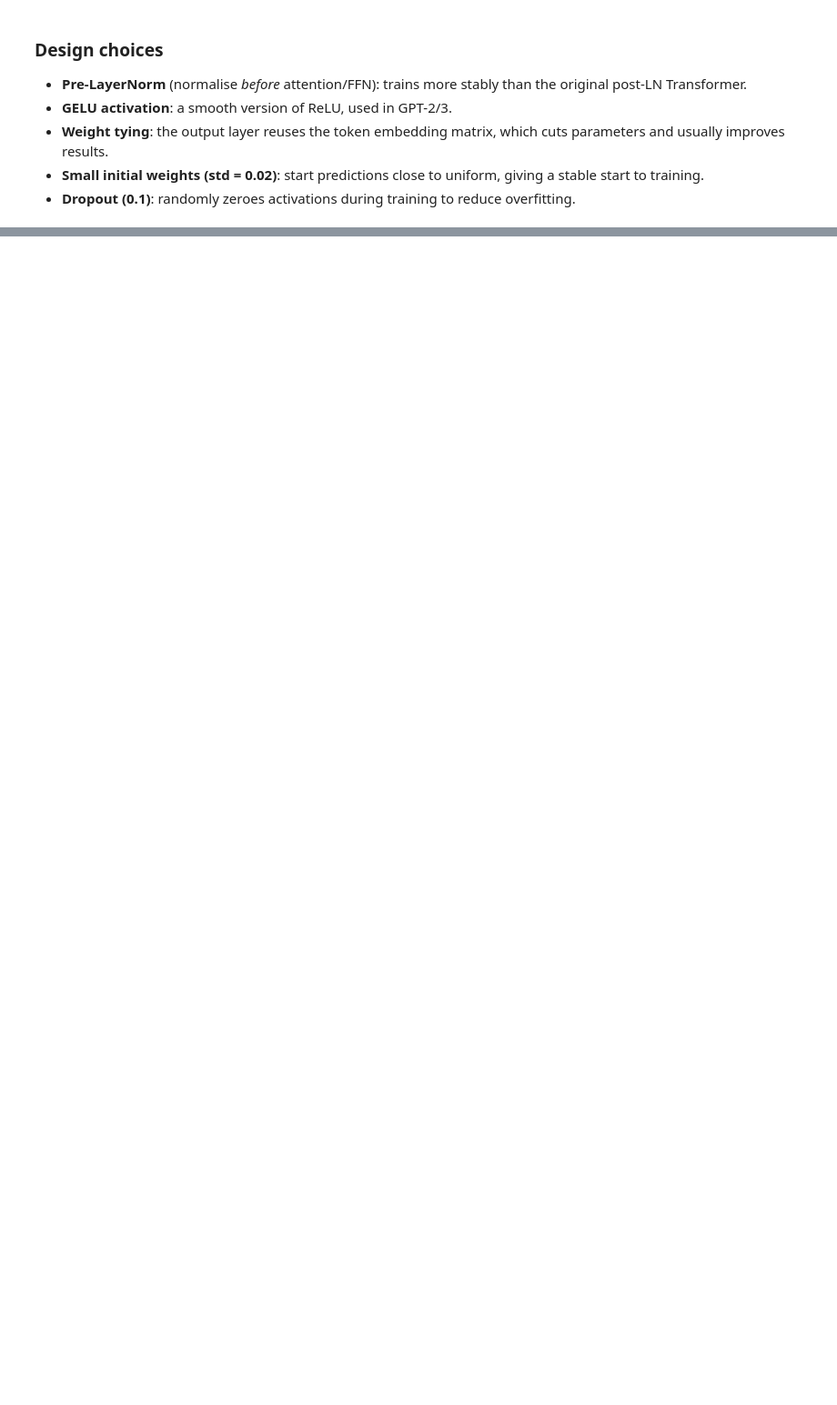
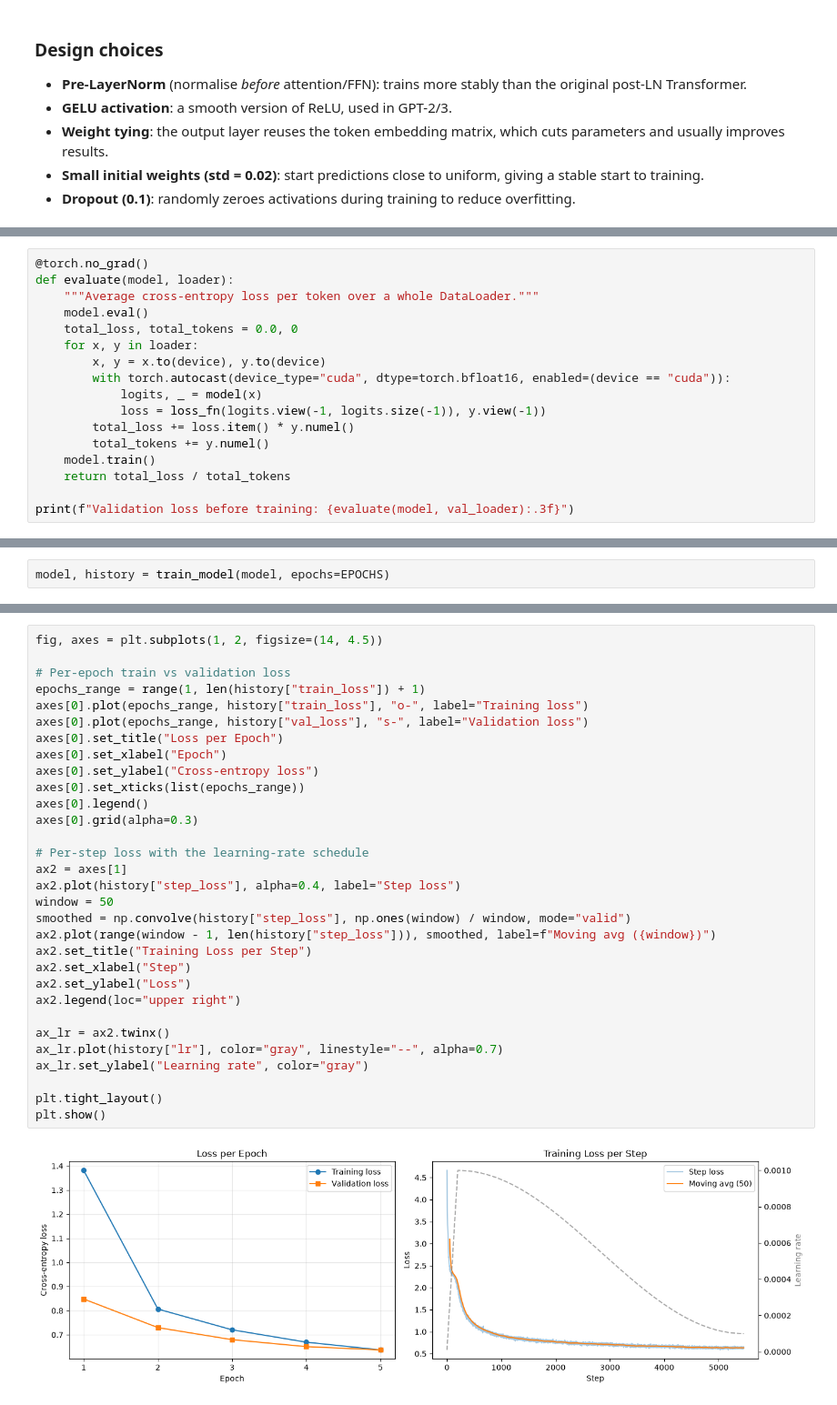
Before and after one commit to RavinduBatawala/Developing-a-Tiny-Transformer-Language-Model, a Jupyter notebook: notebooks/tiny_transformer.ipynb, the cells around one changed output, grey strips where cells are left out. Shown at 91% size. Cells and saved outputs as stored; diff of their text form; blank space fills up the shorter version.

Commit message:
Tasks 5-7: initialise, train and monitor the Transformer

```diff
--- a/notebooks/tiny_transformer.ipynb
+++ b/notebooks/tiny_transformer.ipynb
@@ -505,0 +579,17 @@ plt.show()
+# %%
+@torch.no_grad()
+def evaluate(model, loader):
+    """Average cross-entropy loss per token over a whole DataLoader."""
+    model.eval()
+    total_loss, total_tokens = 0.0, 0
+    for x, y in loader:
+        x, y = x.to(device), y.to(device)
+        with torch.autocast(device_type="cuda", dtype=torch.bfloat16, enabled=(device == "cuda")):
+            logits, _ = model(x)
+            loss = loss_fn(logits.view(-1, logits.size(-1)), y.view(-1))
+        total_loss += loss.item() * y.numel()
+        total_tokens += y.numel()
+    model.train()
+    return total_loss / total_tokens
+
+print(f"Validation loss before training: {evaluate(model, val_loader):.3f}")
@@ -505,0 +660,2 @@ plt.show()
+# %%
+model, history = train_model(model, epochs=EPOCHS)
@@ -505,0 +672,33 @@ plt.show()
+# %%
+fig, axes = plt.subplots(1, 2, figsize=(14, 4.5))
+
+# Per-epoch train vs validation loss
+epochs_range = range(1, len(history["train_loss"]) + 1)
+axes[0].plot(epochs_range, history["train_loss"], "o-", label="Training loss")
+axes[0].plot(epochs_range, history["val_loss"], "s-", label="Validation loss")
+axes[0].set_title("Loss per Epoch")
+axes[0].set_xlabel("Epoch")
+axes[0].set_ylabel("Cross-entropy loss")
+axes[0].set_xticks(list(epochs_range))
+axes[0].legend()
+axes[0].grid(alpha=0.3)
+
+# Per-step loss with the learning-rate schedule
+ax2 = axes[1]
+ax2.plot(history["step_loss"], alpha=0.4, label="Step loss")
+window = 50
+smoothed = np.convolve(history["step_loss"], np.ones(window) / window, mode="valid")
+ax2.plot(range(window - 1, len(history["step_loss"])), smoothed, label=f"Moving avg ({window})")
+ax2.set_title("Training Loss per Step")
+ax2.set_xlabel("Step")
+ax2.set_ylabel("Loss")
+ax2.legend(loc="upper right")
+
+ax_lr = ax2.twinx()
+ax_lr.plot(history["lr"], color="gray", linestyle="--", alpha=0.7)
+ax_lr.set_ylabel("Learning rate", color="gray")
+
+plt.tight_layout()
+plt.show()
+# %% [output]
+[figure, added]
```
Also changed, not shown: parts of 14 cells of this notebook.
